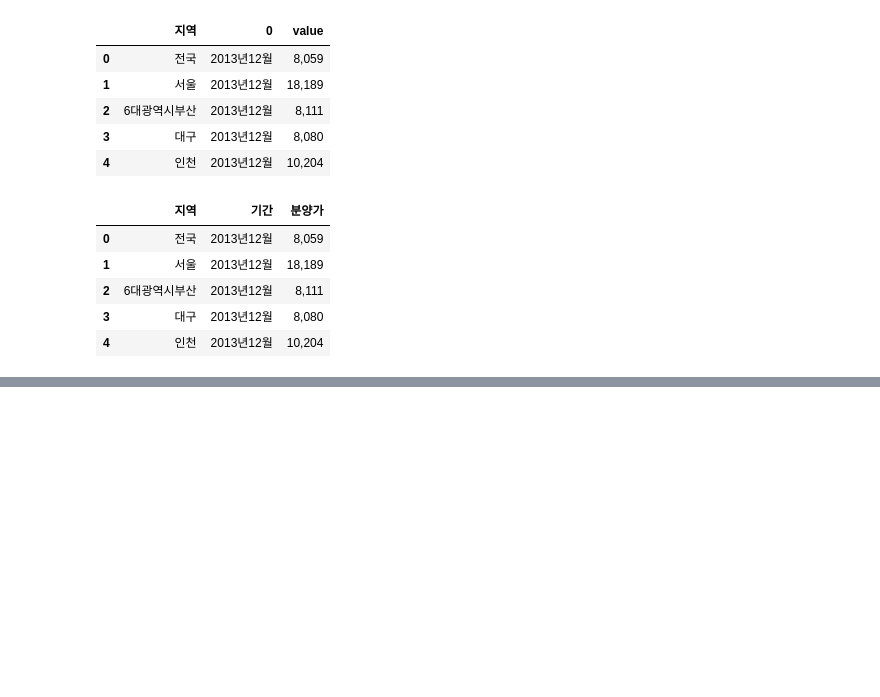
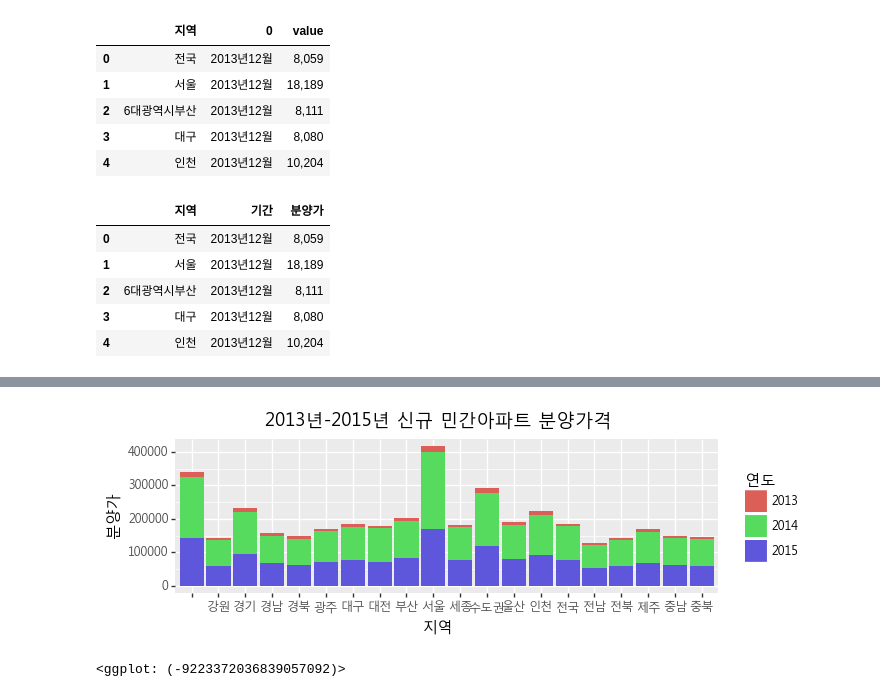
Before and after one commit to boyoung-place/DS_study, a Jupyter notebook: 머신러닝-데이터분석-교육/데이터분석/데이터분석활용예제1.ipynb, the cells around one changed output, grey strips where cells are left out. Drawn from its saved outputs; the diff is of its cells as text; code cells hidden in the pictures; blank space fills up the shorter version.

```diff
--- a/머신러닝-데이터분석-교육/데이터분석/데이터분석활용예제1.ipynb
+++ b/머신러닝-데이터분석-교육/데이터분석/데이터분석활용예제1.ipynb
@@ -422,0 +431,8 @@ df_2013_2015
+# %%
+df_2013_2015.info()
+
+# 분양가 손보기??
+# 분양가에 적혀있는 , 없애고 숫자로 바꾸기
+# df_2013_2015["분양가"] = df_2013_2015["분양가"].astype(int)   # 실행불가(","때문에)
+# df_2013_2015["분양가"] = df_2013_2015["분양가"].replace(',','').astype(int)   # replace는 문자열에서 사용하는 object
+df_2013_2015["분양가"] = df_2013_2015["분양가"].str.replace(',','').astype(int)   # str 추가
@@ -422,0 +463,6 @@ df_2013_2015
+# %%
+ggplot(df_2013_2015, aes(x="지역", y="분양가", fill="연도")) + geom_bar(stat = "identity") +\
+    theme(text=element_text(family=font_name), figure_size=(7,2)) + ggtitle("2013년-2015년 신규 민간아파트 분양가격")
+# %% [output]
+[figure, added]
+<ggplot: (-9223372036839057092)>
```
Also changed, not shown: parts of 33 cells of this notebook.
